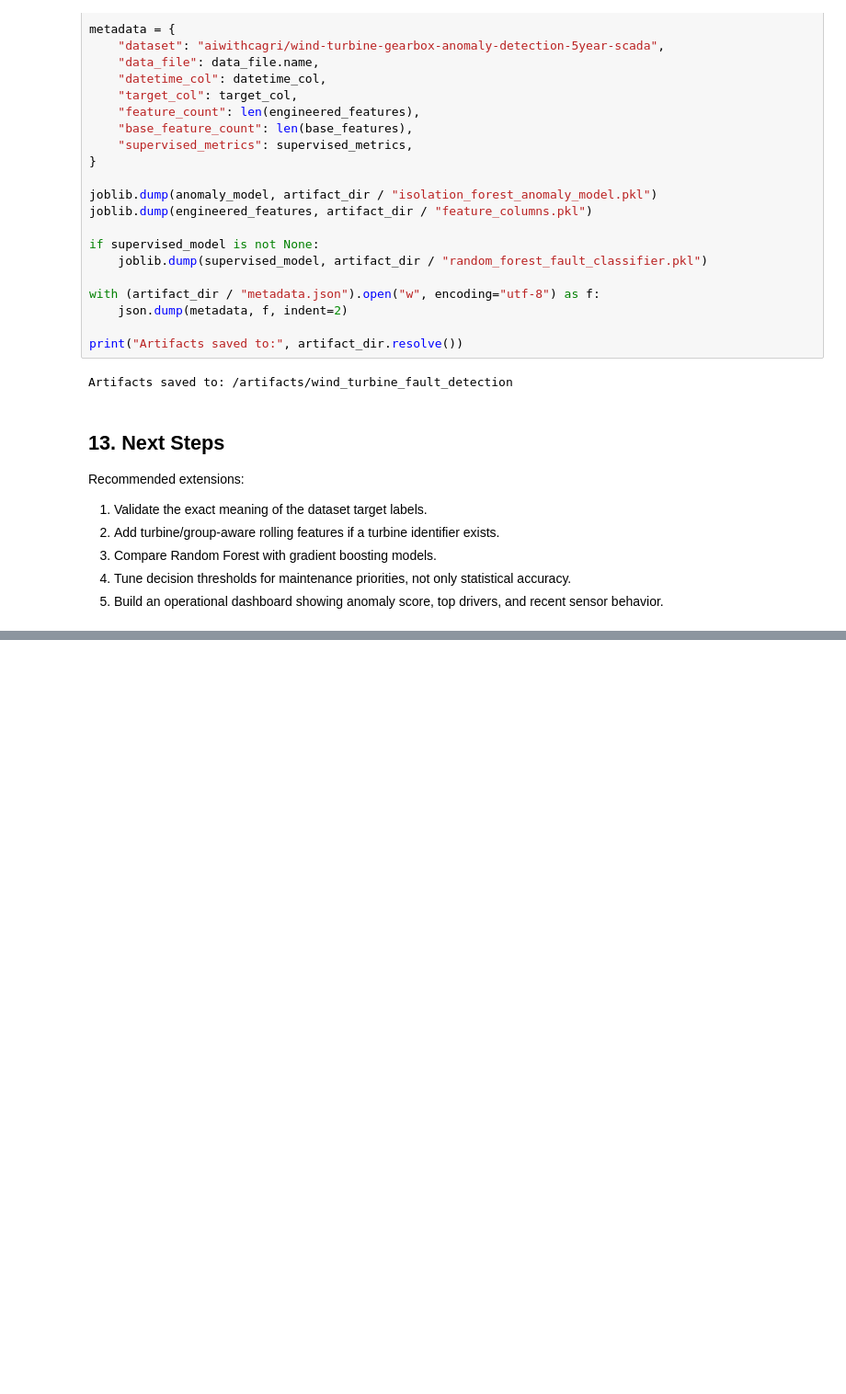
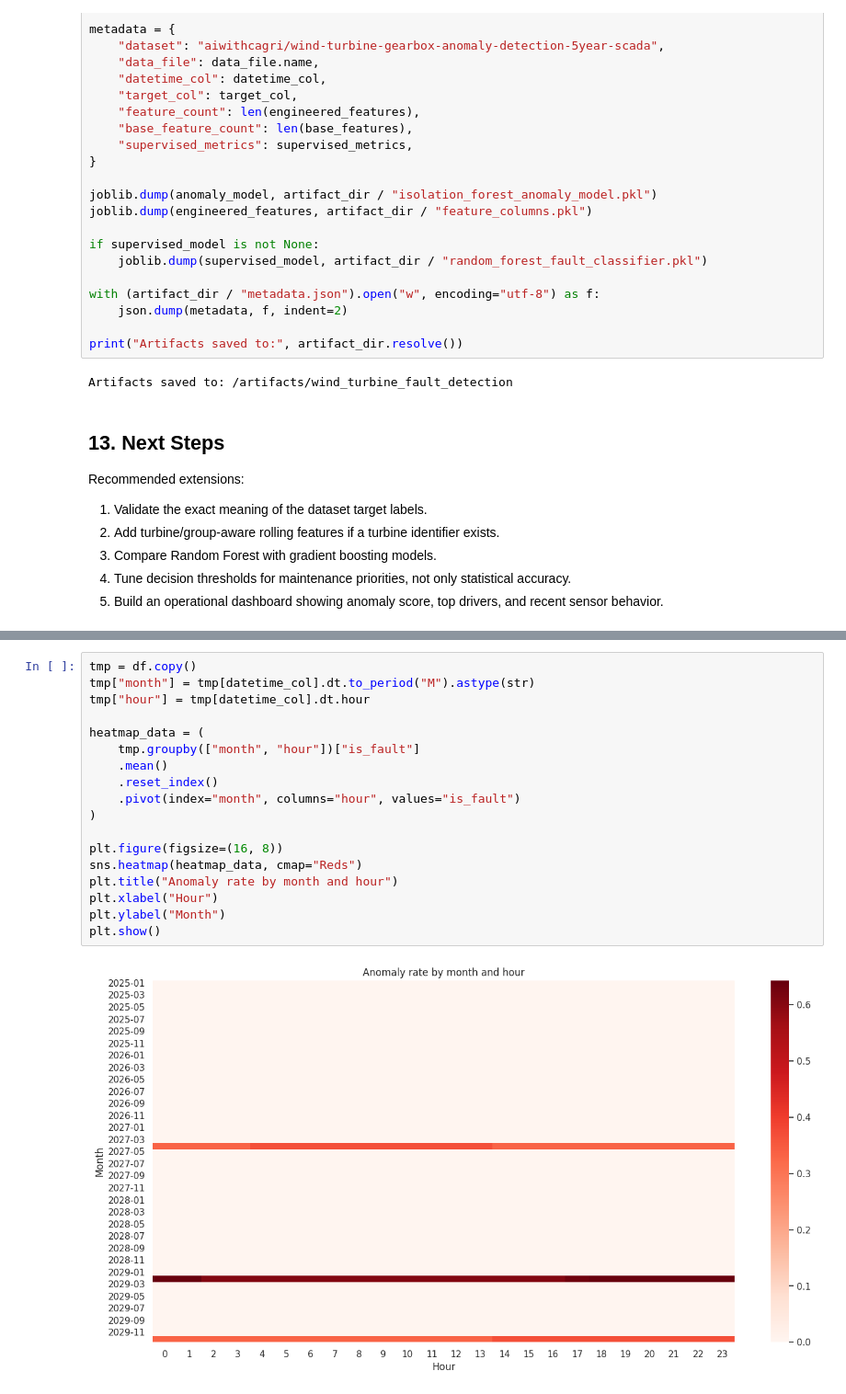
Before and after one commit to vinicius-mattoso/industrial-rul-predictive-maintenance, a Jupyter notebook: notebooks/03_turbine_detection.ipynb, the cells around one changed output, grey strips where cells are left out. Shown at 92% size. Drawn from its saved outputs; the diff is of its cells as text; blank space fills up the shorter version.

```diff
--- a/notebooks/03_turbine_detection.ipynb
+++ b/notebooks/03_turbine_detection.ipynb
@@ -640,0 +701,20 @@ Recommended extensions:
+# %%
+tmp = df.copy()
+tmp["month"] = tmp[datetime_col].dt.to_period("M").astype(str)
+tmp["hour"] = tmp[datetime_col].dt.hour
+
+heatmap_data = (
+    tmp.groupby(["month", "hour"])["is_fault"]
+    .mean()
+    .reset_index()
+    .pivot(index="month", columns="hour", values="is_fault")
+)
+
+plt.figure(figsize=(16, 8))
+sns.heatmap(heatmap_data, cmap="Reds")
+plt.title("Anomaly rate by month and hour")
+plt.xlabel("Hour")
+plt.ylabel("Month")
+plt.show()
+# %% [output]
+[figure, added]
```
Also changed, not shown: parts of 4 cells of this notebook.
